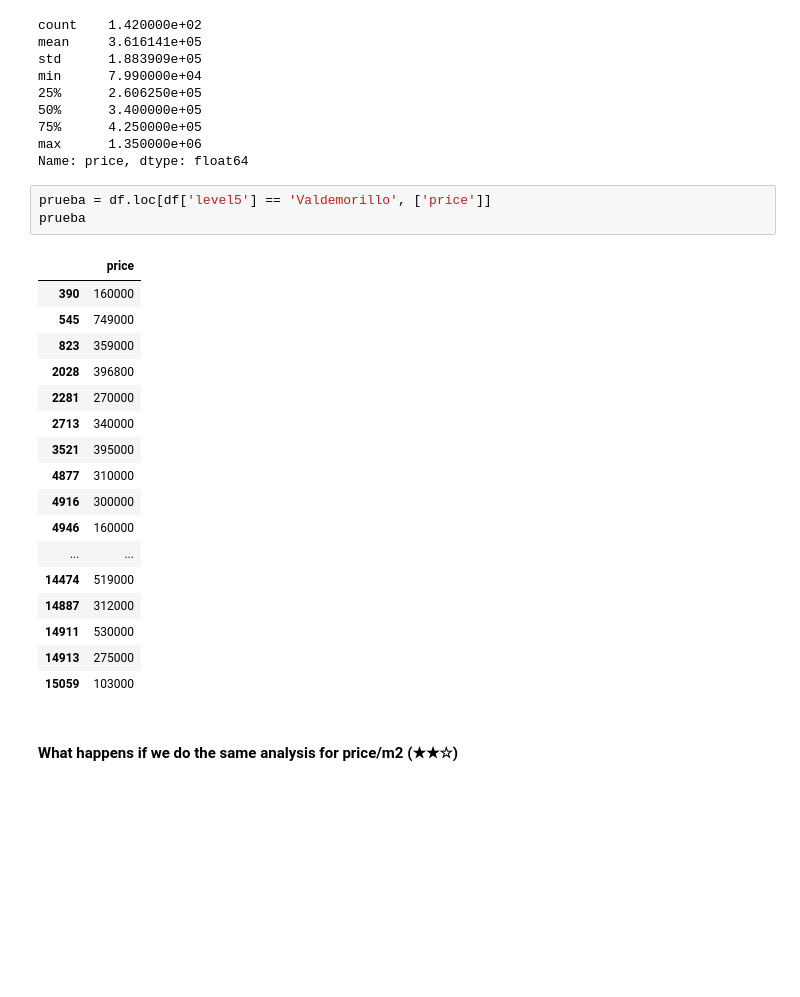
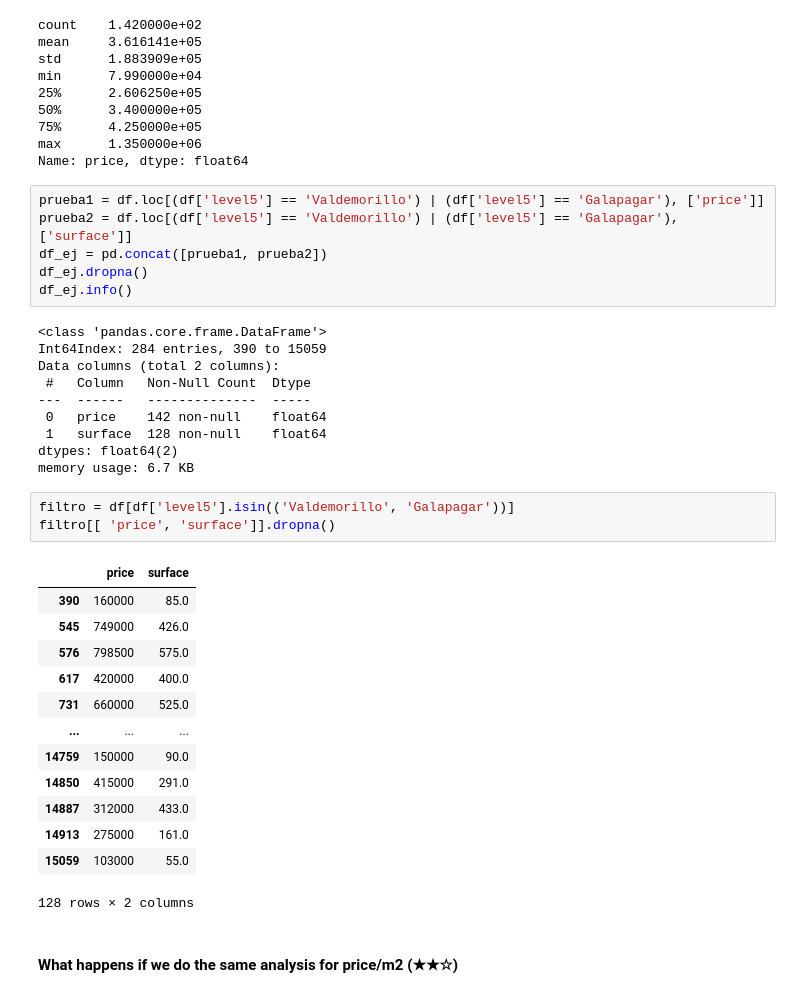
Before and after one commit to 4GeeksAcademy/realestate-datacleanup-exercise, a Jupyter notebook: project.ipynb, the cells around one changed output. Saved outputs shown, nothing was run; the diff lists cells and outputs as text; blank space fills up the shorter version.

```diff
--- a/project.ipynb
+++ b/project.ipynb
@@ -321,27 +325,39 @@ min      7.990000e+04
 75%      4.250000e+05
 max      1.350000e+06
 Name: price, dtype: float64
+# %%
+prueba1 = df.loc[(df['level5'] == 'Valdemorillo') | (df['level5'] == 'Galapagar'), ['price']]
+prueba2 = df.loc[(df['level5'] == 'Valdemorillo') | (df['level5'] == 'Galapagar'), ['surface']]
+df_ej = pd.concat([prueba1, prueba2])
+df_ej.dropna()
+df_ej.info()
+# %% [output]
+<class 'pandas.core.frame.DataFrame'>
+Int64Index: 284 entries, 390 to 15059
+Data columns (total 2 columns):
+ #   Column   Non-Null Count  Dtype
+---  ------   --------------  -----
+ 0   price    142 non-null    float64
+ 1   surface  128 non-null    float64
+dtypes: float64(2)
+memory usage: 6.7 KB
 # %%
-prueba = df.loc[df['level5'] == 'Valdemorillo', ['price']]
-prueba
+filtro = df[df['level5'].isin(('Valdemorillo', 'Galapagar'))]
+filtro[[ 'price', 'surface']].dropna()
 # %% [output]
-|  | price |
-| 390 | 160000 |
-| 545 | 749000 |
-| 823 | 359000 |
-| 2028 | 396800 |
-| 2281 | 270000 |
-| 2713 | 340000 |
-| 3521 | 395000 |
-| 4877 | 310000 |
-| 4916 | 300000 |
-| 4946 | 160000 |
-| ... | ... |
-| 14474 | 519000 |
-| 14887 | 312000 |
-| 14911 | 530000 |
-| 14913 | 275000 |
-| 15059 | 103000 |
+|  | price | surface |
+| 390 | 160000 | 85.0 |
+| 545 | 749000 | 426.0 |
+| 576 | 798500 | 575.0 |
+| 617 | 420000 | 400.0 |
+| 731 | 660000 | 525.0 |
+| ... | ... | ... |
+| 14759 | 150000 | 90.0 |
+| 14850 | 415000 | 291.0 |
+| 14887 | 312000 | 433.0 |
+| 14913 | 275000 | 161.0 |
+| 15059 | 103000 | 55.0 |
+128 rows × 2 columns
 # %% [markdown]
 #### What happens if we do the same analysis for price/m2 (★★☆)
 # %%
```
Also changed, not shown: parts of 3 cells of this notebook.
